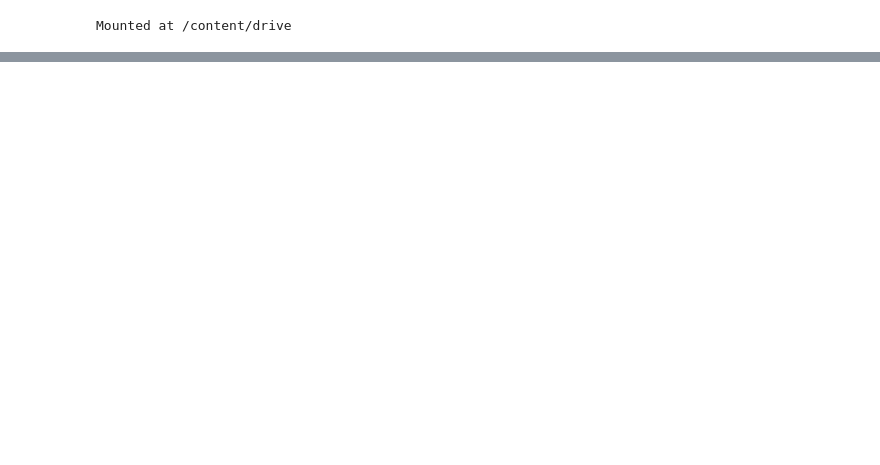
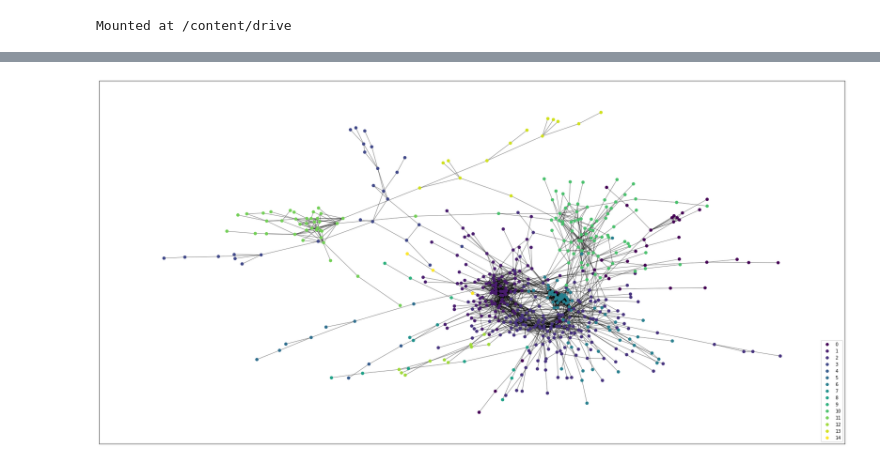
Before and after one commit to kevinCortial/graphlearning, a Jupyter notebook: preprocessing_Harvard.ipynb, the cells around one changed output, grey strips where cells are left out. Drawn from its saved outputs; the diff is of its cells as text; code cells hidden in the pictures; blank space fills up the shorter version.

```diff
--- a/preprocessing_Harvard.ipynb
+++ b/preprocessing_Harvard.ipynb
@@ -128,0 +150,33 @@ dict_items([('1201', 0.0014903129657228018), ('2304', 0.0014903129657228018), ('
+# %%
+from community import community_louvain
+import matplotlib.pyplot as plt
+import matplotlib.cm as cm
+import numpy as np
+
+def get_louvain_graph_from_G(G):
+  # Louvain partition
+  partition = community_louvain.best_partition(G)
+
+  pos = nx.spring_layout(G)
+
+  # Color the nodes according to their partition
+  cmap = cm.get_cmap('viridis', max(partition.values()) + 1)
+  nodes = nx.draw_networkx_nodes(G, pos, partition.keys(), node_size=40,
+                        cmap=cmap, node_color=list(partition.values()))
+  nx.draw_networkx_edges(G, pos, alpha=0.5)
+
+  # Legend creation
+  values = sorted(list(set(partition.values())))
+  for v in values:
+      # Make dummy scatterplot to generate labels
+      plt.gca().scatter([],[], color=nodes.cmap(v/np.max(values)), label=v)
+  plt.legend(loc='lower right')
+
+  fig = plt.gcf()
+  fig.set_size_inches(30, 15)
+  plt.show()
+  return partition
+
+partition = get_louvain_graph_from_G(G_positions)
+# %% [output]
+[figure, added]
```
Also changed, not shown: parts of 2 cells of this notebook.
